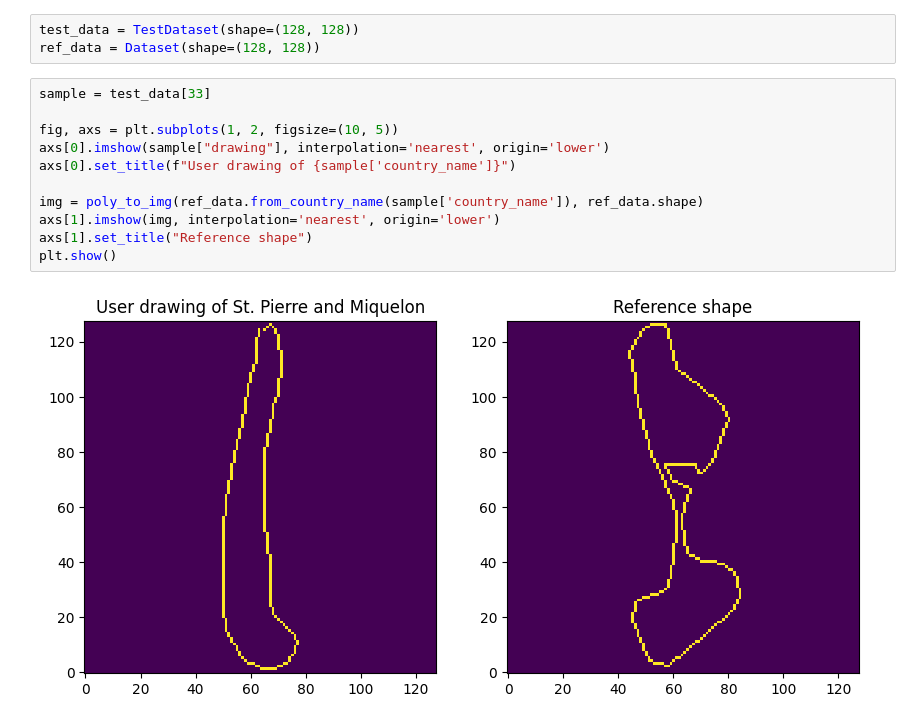
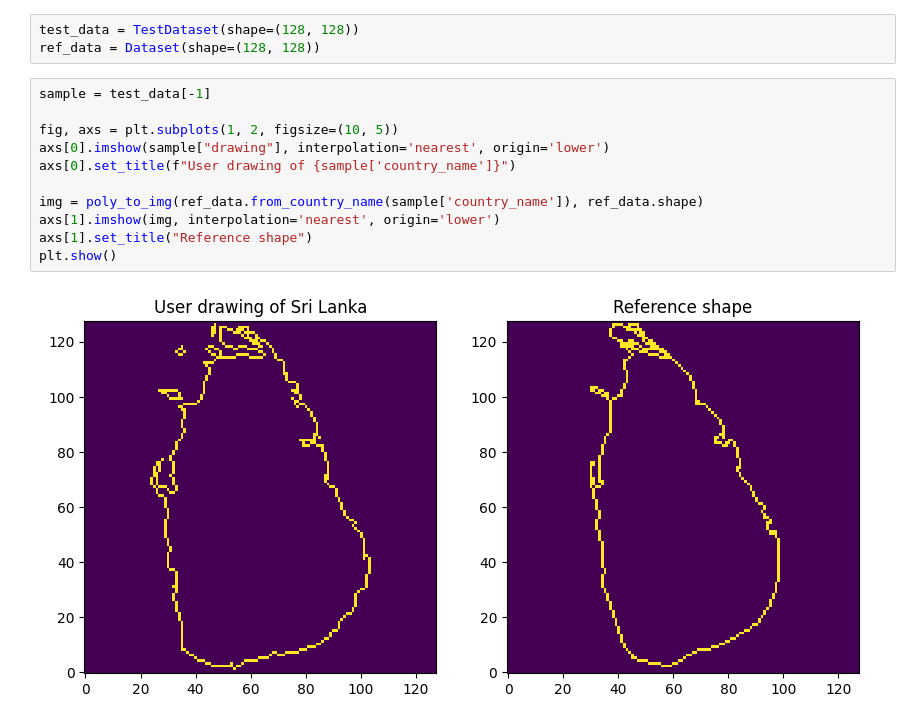
Before and after one commit to JortdeJong13/country-guess, a Jupyter notebook: Manipulate data.ipynb, the cells around one changed output. Drawn from its saved outputs; the diff is of its cells as text.

```diff
--- a/Manipulate data.ipynb
+++ b/Manipulate data.ipynb
@@ -201,15 +201,15 @@ from countryguess.utils import poly_to_img
 test_data = TestDataset(shape=(128, 128))
 ref_data = Dataset(shape=(128, 128))
 # %%
-sample = test_data[33]
+sample = test_data[-1]
 
 fig, axs = plt.subplots(1, 2, figsize=(10, 5))
 axs[0].imshow(sample["drawing"], interpolation='nearest', origin='lower')
 axs[0].set_title(f"User drawing of {sample['country_name']}")
 
 img = poly_to_img(ref_data.from_country_name(sample['country_name']), ref_data.shape)
 axs[1].imshow(img, interpolation='nearest', origin='lower')
 axs[1].set_title("Reference shape")
 plt.show()
 # %% [output]
-[figure, old version]
+[figure, new version]
```
Also changed, not shown: parts of 2 cells of this notebook, 6 other files.
